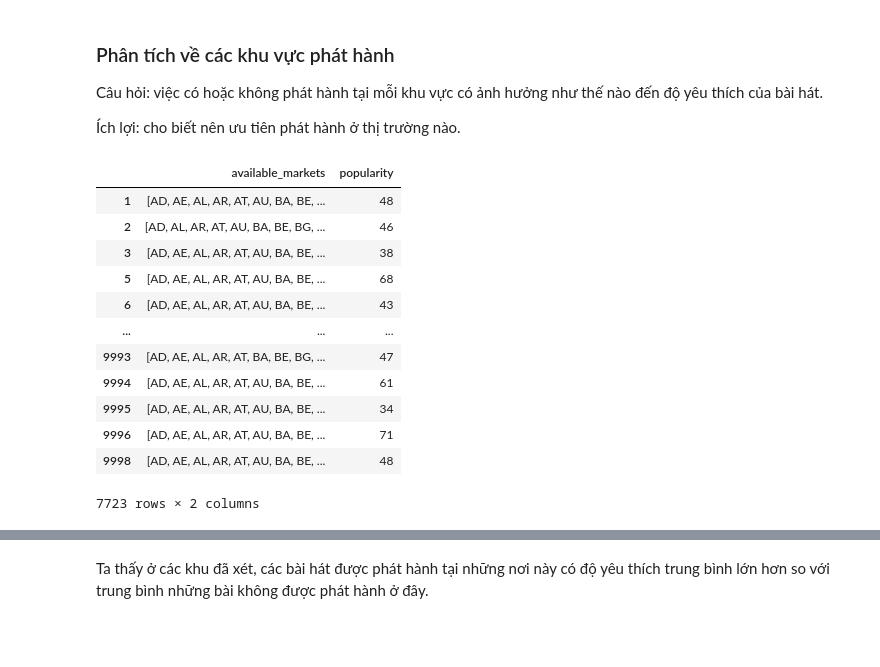
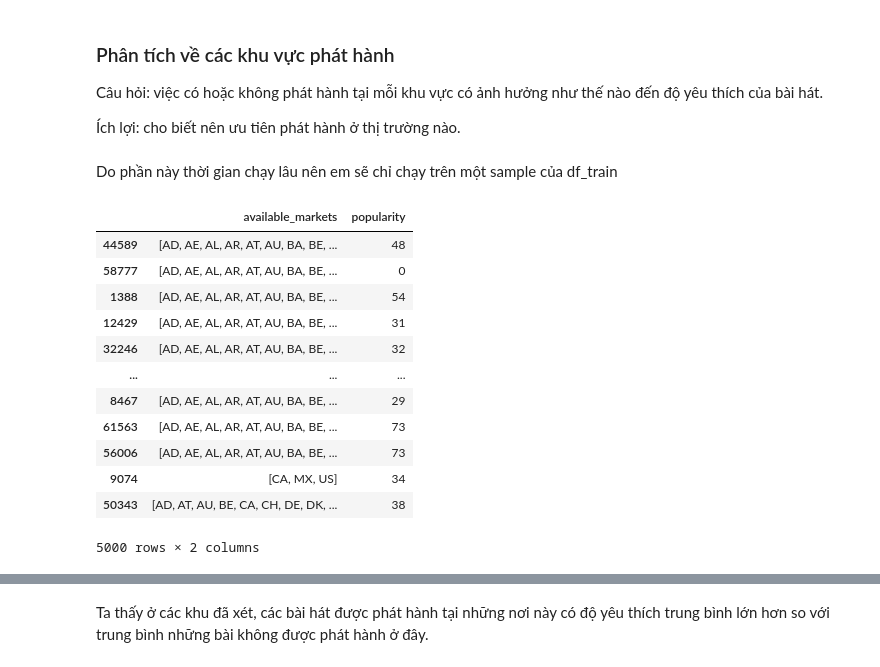
Before and after one commit to ntnhan54/DS_EndTermProject, a Jupyter notebook: analysis.ipynb, the cells around one changed output, grey strips where cells are left out. Saved outputs shown, nothing was run; the diff lists cells and outputs as text; code cells hidden in the pictures; blank space fills up the shorter version.

```diff
--- a/analysis.ipynb
+++ b/analysis.ipynb
@@ -10,8 +11,11 @@ ARTIST_DIR= "./data/artist_0_5059.csv"
 # %% [markdown]
 ### LOAD DATA
 # %%
-df_track = pd.read_csv(TRACK_DIR, index_col=0)
-df_artist= pd.read_csv(ARTIST_DIR, index_col=0)
+df_track_id   = pd.read_csv(TRACK_DIR, index_col=0)
+df_feature_id = pd.read_csv(AUDIO_DIR, index_col=0)
+
+df_track   = df_track_id.merge(df_feature_id, left_on="id", right_on="id")
+df_artist  = pd.read_csv(ARTIST_DIR, index_col=0)
 # %%
 df_track.head()
 # %% [output]
@@ -107,0 +114,2 @@ memory usage: 237.1+ KB
+# %%
+df_track = df_track.dropna(subset=["available_markets"])
@@ -111,7 +139,7 @@ memory usage: 237.1+ KB
 from sklearn.model_selection import train_test_split
 # %%
 df_train, df_test = train_test_split(df_track, random_state=0, test_size=0.2)
-df_train, df_dev = train_test_split(df_train, random_state=0, test_size=1000)
+df_test , df_dev = train_test_split(df_test, random_state=0 , test_size=0.5)
 # %%
 df_train.shape, df_dev.shape, df_test.shape
 
@@ -128,24 +156,28 @@ Test:  (2000, 22)
 Câu hỏi: việc có hoặc không phát hành tại mỗi khu vực có ảnh hưởng như thế nào đến độ yêu thích của bài hát.
 
 Ích lợi: cho biết nên ưu tiên phát hành ở thị trường nào.
+# %% [markdown]
+Do phần này thời gian chạy lâu nên em sẽ chỉ chạy trên một sample của df_train
+# %%
+df_train_sample = df_train.sample(5000, random_state=0)
 # %%
-df_01 = df_track[["available_markets", "popularity"]].dropna()
+df_01 = df_train_sample[["available_markets", "popularity"]].copy()
 df_01["available_markets"] = df_01["available_markets"].apply(lambda x : x.split(","))
 df_01
 # %% [output]
 |  | available_markets | popularity |
-| 1 | [AD, AE, AL, AR, AT, AU, BA, BE, ... | 48 |
-| 2 | [AD, AL, AR, AT, AU, BA, BE, BG, ... | 46 |
-| 3 | [AD, AE, AL, AR, AT, AU, BA, BE, ... | 38 |
-| 5 | [AD, AE, AL, AR, AT, AU, BA, BE, ... | 68 |
-| 6 | [AD, AE, AL, AR, AT, AU, BA, BE, ... | 43 |
+| 44589 | [AD, AE, AL, AR, AT, AU, BA, BE, ... | 48 |
+| 58777 | [AD, AE, AL, AR, AT, AU, BA, BE, ... | 0 |
+| 1388 | [AD, AE, AL, AR, AT, AU, BA, BE, ... | 54 |
+| 12429 | [AD, AE, AL, AR, AT, AU, BA, BE, ... | 31 |
+| 32246 | [AD, AE, AL, AR, AT, AU, BA, BE, ... | 32 |
 | ... | ... | ... |
-| 9993 | [AD, AE, AL, AR, AT, BA, BE, BG, ... | 47 |
-| 9994 | [AD, AE, AL, AR, AT, AU, BA, BE, ... | 61 |
-| 9995 | [AD, AE, AL, AR, AT, AU, BA, BE, ... | 34 |
-| 9996 | [AD, AE, AL, AR, AT, AU, BA, BE, ... | 71 |
-| 9998 | [AD, AE, AL, AR, AT, AU, BA, BE, ... | 48 |
+| 8467 | [AD, AE, AL, AR, AT, AU, BA, BE, ... | 29 |
+| 61563 | [AD, AE, AL, AR, AT, AU, BA, BE, ... | 73 |
+| 56006 | [AD, AE, AL, AR, AT, AU, BA, BE, ... | 73 |
+| 9074 | [CA, MX, US] | 34 |
+| 50343 | [AD, AT, AU, BE, CA, CH, DE, DK, ... | 38 |
-7723 rows × 2 columns
+5000 rows × 2 columns
 # %%
 all_areas = df_01["available_markets"].explode().unique()
 
```
Also changed, not shown: parts of 12 cells of this notebook.
